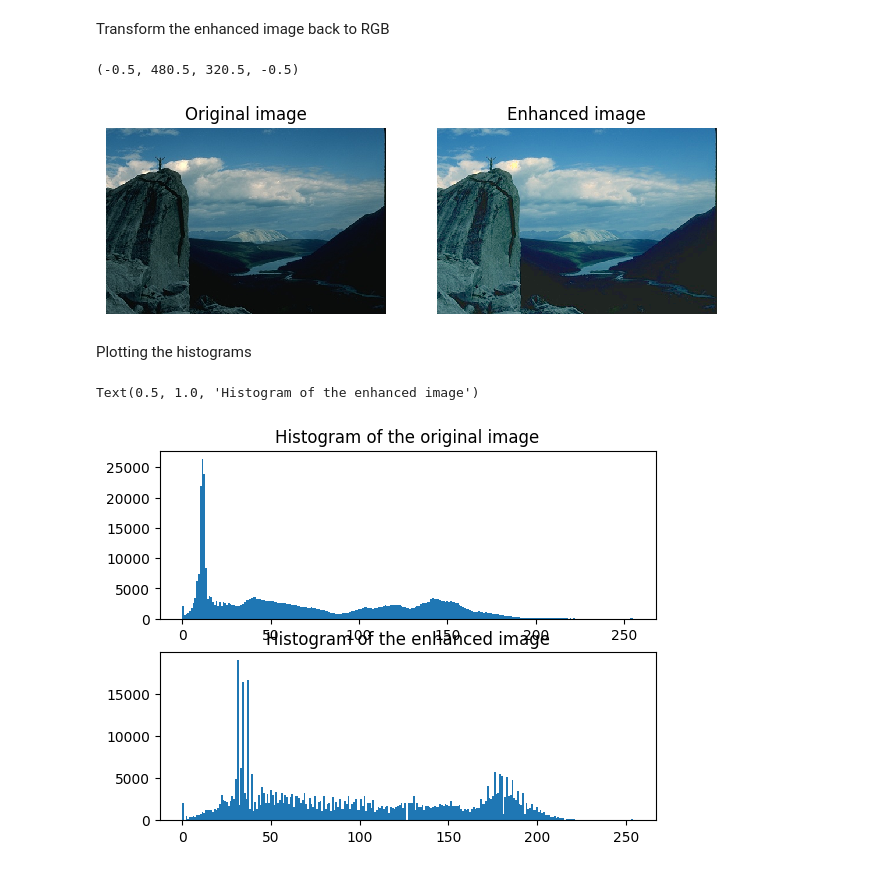
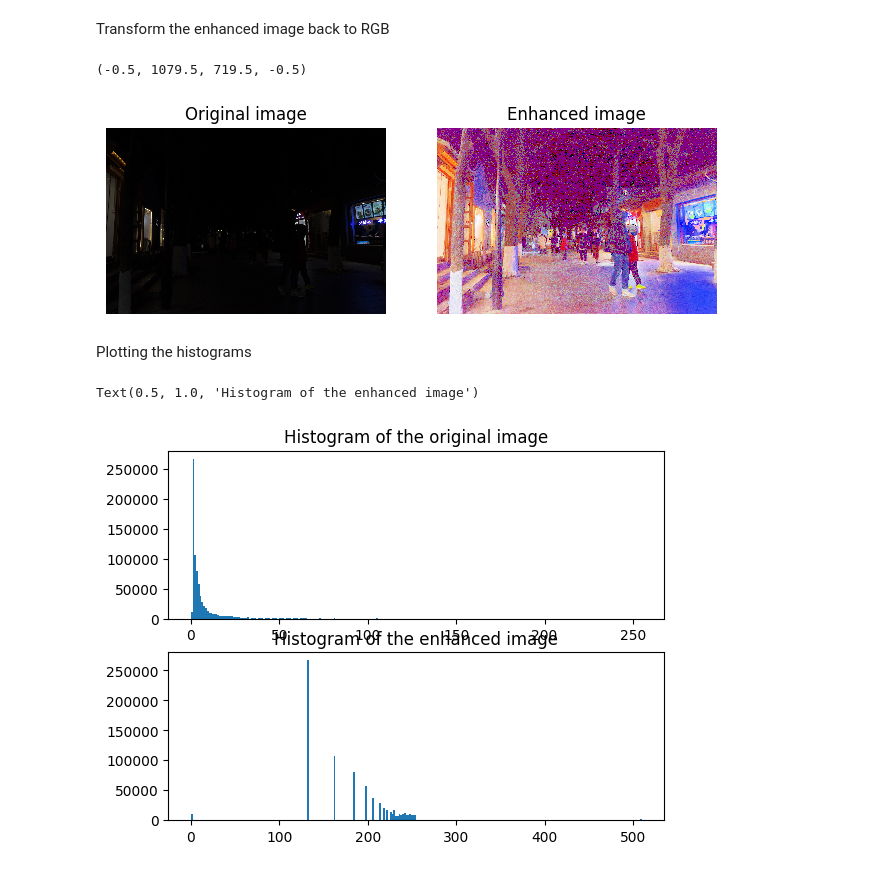
Before and after one commit to eaguiraud/34269_computer_imaging_and_spectroscopy, a Jupyter notebook: low_light_enhancement/histtest.ipynb, the cells around one changed output. Saved outputs shown, nothing was run; the diff lists cells and outputs as text; code cells hidden in the pictures.

```diff
--- a/low_light_enhancement/histtest.ipynb
+++ b/low_light_enhancement/histtest.ipynb
@@ -9,9 +9,9 @@ from skimage import io
 # %% [markdown]
 Finding and showing the example image
 # %%
-in_dir = "C:/Users/shaia/Documents/Opgaveregning/AutoSys/1. semester/Computational billedbehandling og spektroskopi/Lektion 08/Ex_SegmentationKeypoints/imSeg/"
-im_name = "Rock.jpg"
-im_rock = io.imread(in_dir + im_name)
-io.imshow(im_rock)
+in_dir = "C:/Users/shaia/Pictures/Low light images/"
+im_name = "6000.png"
+im_org = io.imread(in_dir + im_name)
+io.imshow(im_org)
 plt.axis("off")
 # %% [output]
@@ -20,7 +20,7 @@ plt.axis("off")
 # %% [markdown]
 Extracting the value channel of the corresponding HSV image
 # %%
-im_hsv = rgb2hsv(im_rock)
+im_hsv = rgb2hsv(im_org)
 V = im_hsv[:, :, 2]
 V = np.uint8(V * 255)
 # %% [markdown]
@@ -84,34 +78,34 @@ Transform the enhanced image back to RGB
 # %%
 im_hsv[:, :, 2] = V_enh
 im_enh = hsv2rgb(im_hsv)
 im_enh = np.uint8(im_enh)
 
 plt.figure()
 
 plt.subplot(1, 2, 1)
-io.imshow(im_rock)
+io.imshow(im_org)
 plt.title("Original image")
 plt.axis("off")
 
 plt.subplot(1, 2, 2)
 io.imshow(im_enh)
 plt.title("Enhanced image")
 plt.axis("off")
 # %% [output]
-(-0.5, 480.5, 320.5, -0.5)
+(-0.5, 1079.5, 719.5, -0.5)
-[figure, old version]
+[figure, new version]
 # %% [markdown]
 Plotting the histograms
 # %%
 plt.figure()
 
 plt.subplot(2, 1, 1)
-plt.hist(im_rock.ravel(), bins = 256)
+plt.hist(V.ravel(), bins = 256)
 plt.title("Histogram of the original image")
 
 plt.subplot(2, 1, 2)
-plt.hist(im_enh.ravel(), bins = 256)
+plt.hist(V_enh.ravel(), bins = 256)
 plt.title("Histogram of the enhanced image")
 # %% [output]
 Text(0.5, 1.0, 'Histogram of the enhanced image')
-[figure, old version]
+[figure, new version]
```
Also changed, not shown: parts of 2 cells of this notebook.
